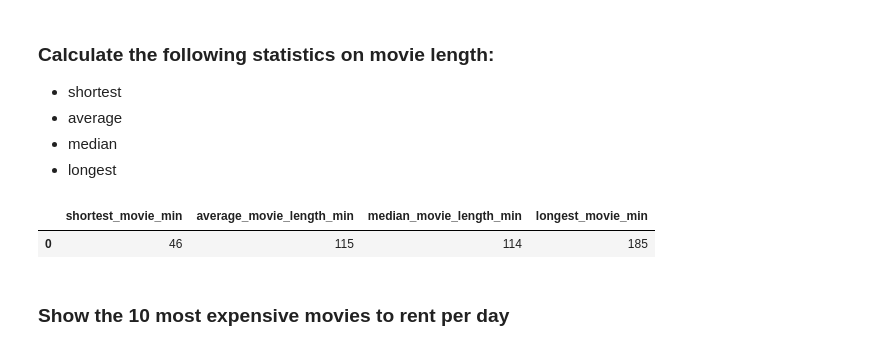
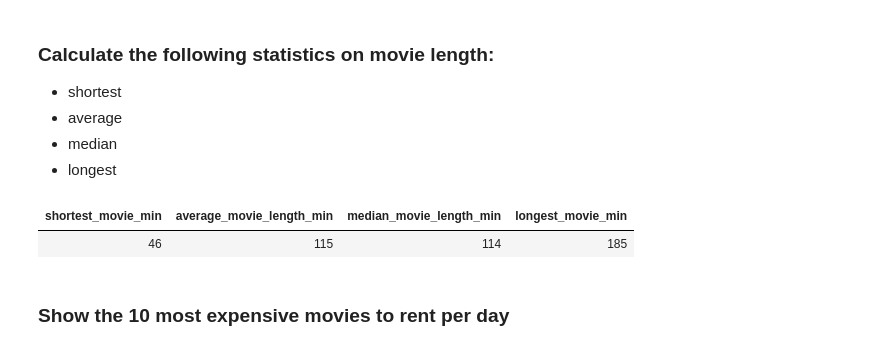
Before and after one commit to Josefin3647/sakila_lab_josefin_le, a Jupyter notebook: eda.ipynb, the cells around one changed output. Cells and saved outputs as stored; diff of their text form; code cells hidden in the pictures.

```diff
--- a/eda.ipynb
+++ b/eda.ipynb
@@ -7,7 +7,7 @@ from matplotlib.ticker import FuncFormatter
 
 with duckdb.connect("data/sakila.duckdb") as conn:
     description = conn.sql("DESC;").df()
-    films = conn.sql("FROM film;").df()
+    films = conn.sql("FROM staging.film;").df()
 
 films.head(3)
 # %% [output]
@@ -86,16 +73,19 @@ query_sakila("""SELECT title, rating, length, description
 - median
 - longest
 # %%
-query_sakila("""SELECT
-             ROUND(MIN(length), 0):: INTEGER as shortest_movie_min,
-             ROUND(AVG(length), 0):: INTEGER AS average_movie_length_min,
-             ROUND(MEDIAN(length), 0):: INTEGER AS median_movie_length_min,
-             ROUND(MAX(length), 0):: INTEGER AS longest_movie_min
-             FROM film
-             """)
+df = query_sakila("""SELECT
+            ROUND(MIN(length), 0):: INTEGER as shortest_movie_min,
+            ROUND(AVG(length), 0):: INTEGER AS average_movie_length_min,
+            ROUND(MEDIAN(length), 0):: INTEGER AS median_movie_length_min,
+            ROUND(MAX(length), 0):: INTEGER AS longest_movie_min
+            FROM staging.film
+            ;
+            """)
+
+df.style.hide(axis="index")
 # %% [output]
-|  | shortest_movie_min | average_movie_length_min | median_movie_length_min | longest_movie_min |
-| 0 | 46 | 115 | 114 | 185 |
+| shortest_movie_min | average_movie_length_min | median_movie_length_min | longest_movie_min |
+| 46 | 115 | 114 | 185 |
 # %% [markdown]
 ### Show the 10 most expensive movies to rent per day
 # %%
```
Also changed, not shown: parts of 14 cells of this notebook, 2 other files.
